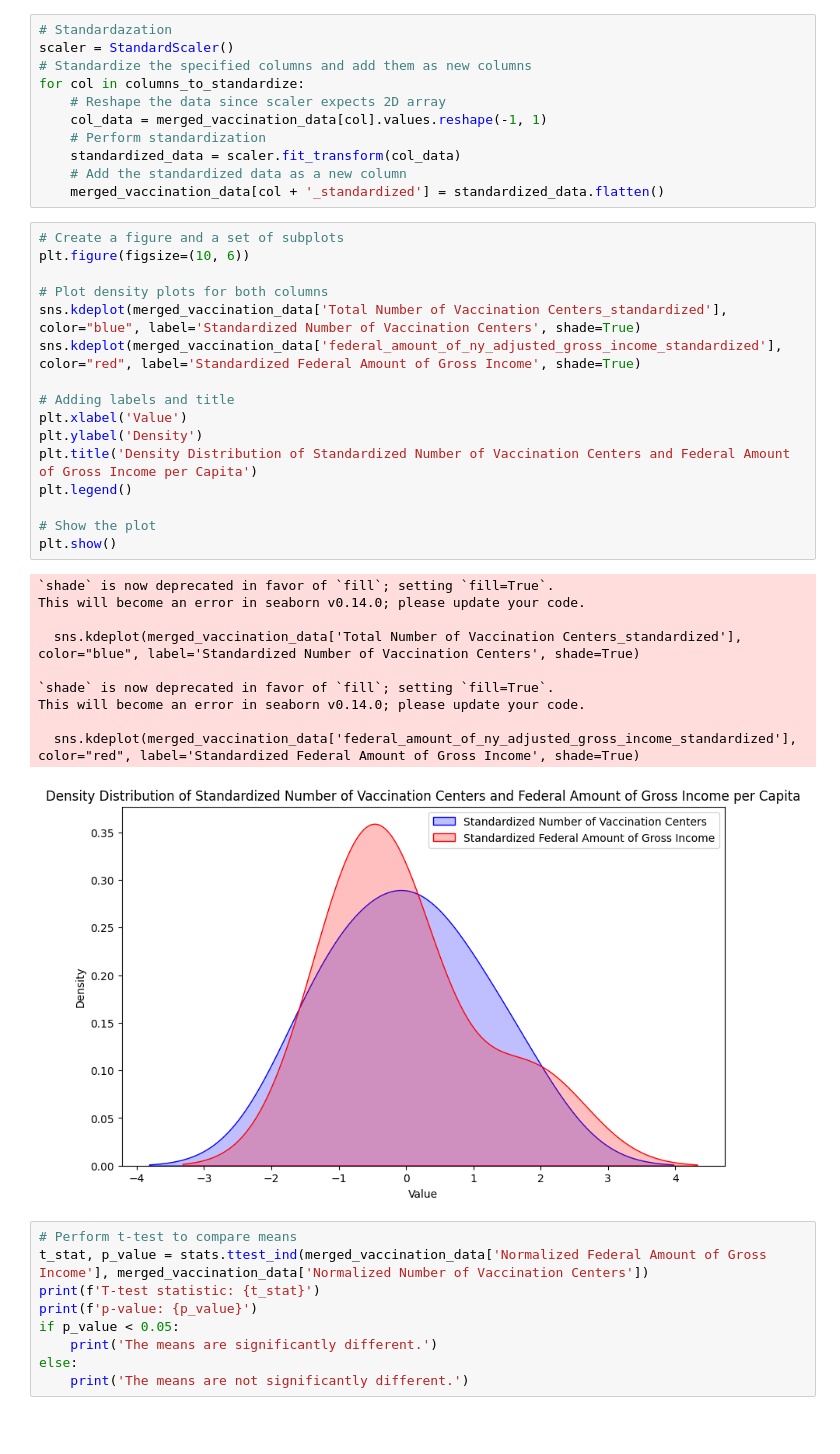
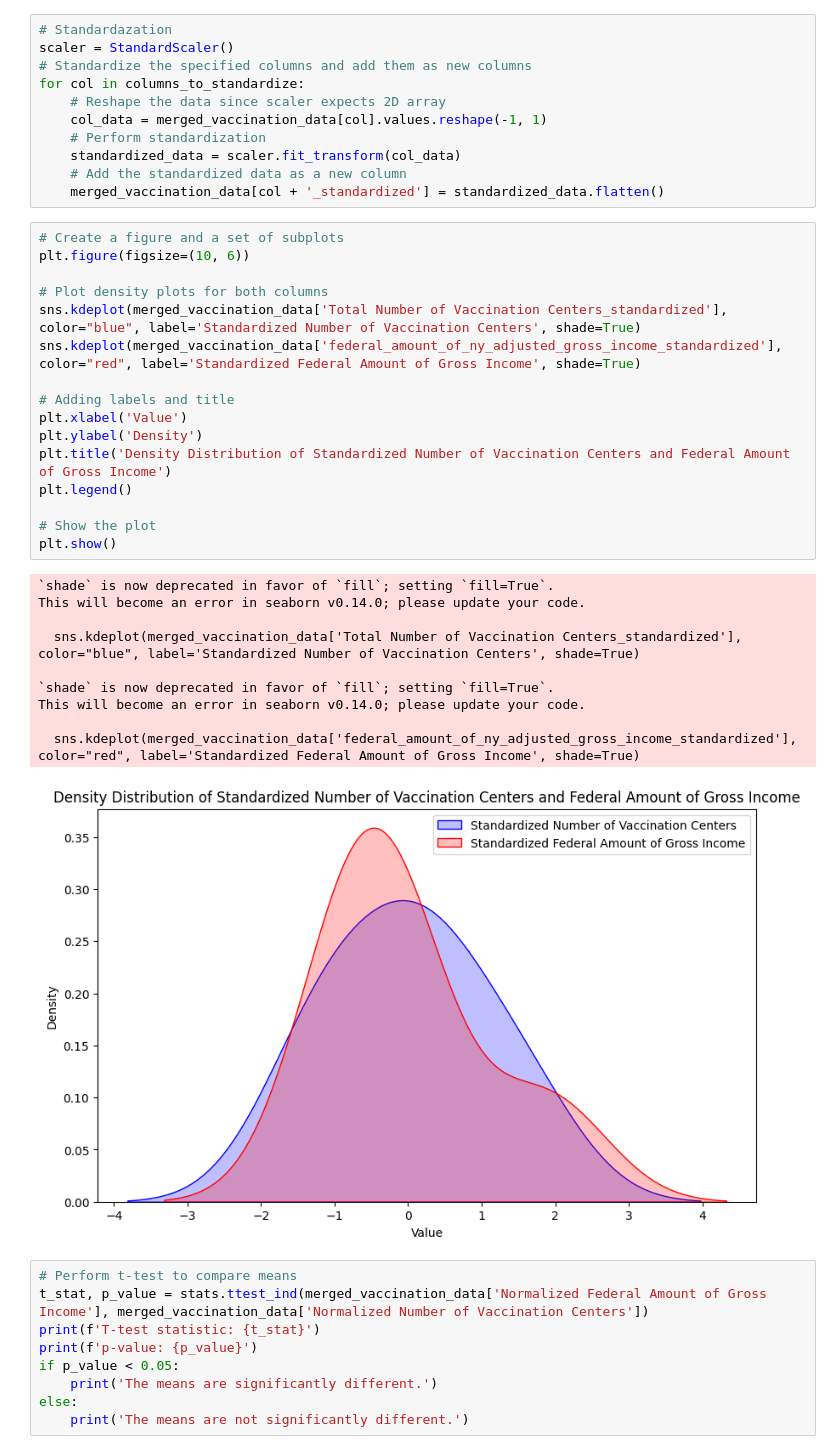
Before and after one commit to Joannetang07/urban-health-and-green-space, a Jupyter notebook: NYC Park Locations and Health.ipynb, the cells around one changed output. Saved outputs shown, nothing was run; the diff lists cells and outputs as text; blank space fills up the shorter version.

```diff
--- a/NYC Park Locations and Health.ipynb
+++ b/NYC Park Locations and Health.ipynb
@@ -557,30 +555,30 @@ for col in columns_to_standardize:
 # %%
 # Create a figure and a set of subplots
 plt.figure(figsize=(10, 6))
 
 # Plot density plots for both columns
 sns.kdeplot(merged_vaccination_data['Total Number of Vaccination Centers_standardized'], color="blue", label='Standardized Number of Vaccination Centers', shade=True)
 sns.kdeplot(merged_vaccination_data['federal_amount_of_ny_adjusted_gross_income_standardized'], color="red", label='Standardized Federal Amount of Gross Income', shade=True)
 
 # Adding labels and title
 plt.xlabel('Value')
 plt.ylabel('Density')
-plt.title('Density Distribution of Standardized Number of Vaccination Centers and Federal Amount of Gross Income per Capita')
+plt.title('Density Distribution of Standardized Number of Vaccination Centers and Federal Amount of Gross Income')
 plt.legend()
 
 # Show the plot
 plt.show()
 # %% [output]
 `shade` is now deprecated in favor of `fill`; setting `fill=True`.
 This will become an error in seaborn v0.14.0; please update your code.
 
   sns.kdeplot(merged_vaccination_data['Total Number of Vaccination Centers_standardized'], color="blue", label='Standardized Number of Vaccination Centers', shade=True)
 
 `shade` is now deprecated in favor of `fill`; setting `fill=True`.
 This will become an error in seaborn v0.14.0; please update your code.
 
   sns.kdeplot(merged_vaccination_data['federal_amount_of_ny_adjusted_gross_income_standardized'], color="red", label='Standardized Federal Amount of Gross Income', shade=True)
-[figure, old version]
+[figure, new version]
 # %%
 # Perform t-test to compare means
 t_stat, p_value = stats.ttest_ind(merged_vaccination_data['Normalized Federal Amount of Gross Income'], merged_vaccination_data['Normalized Number of Vaccination Centers'])
```
Also changed, not shown: parts of 12 cells of this notebook.
